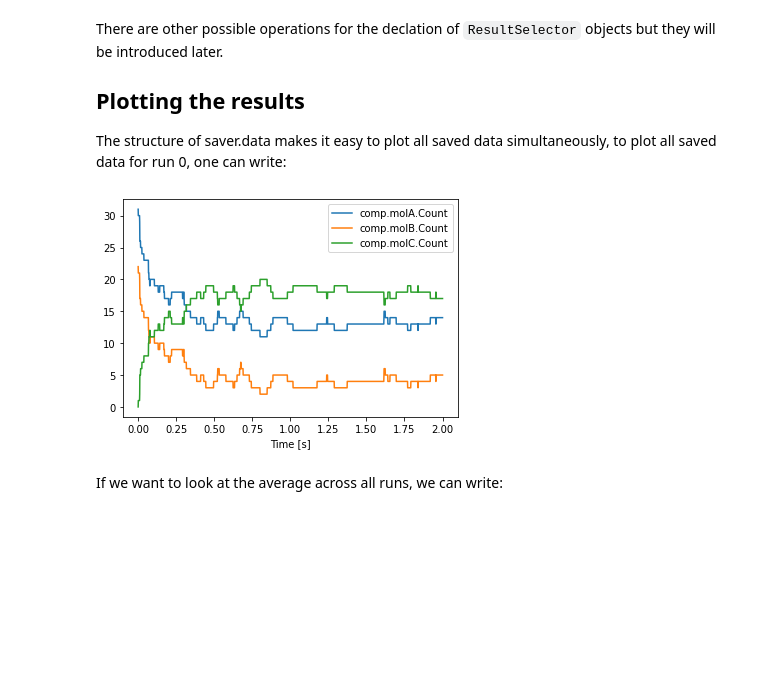
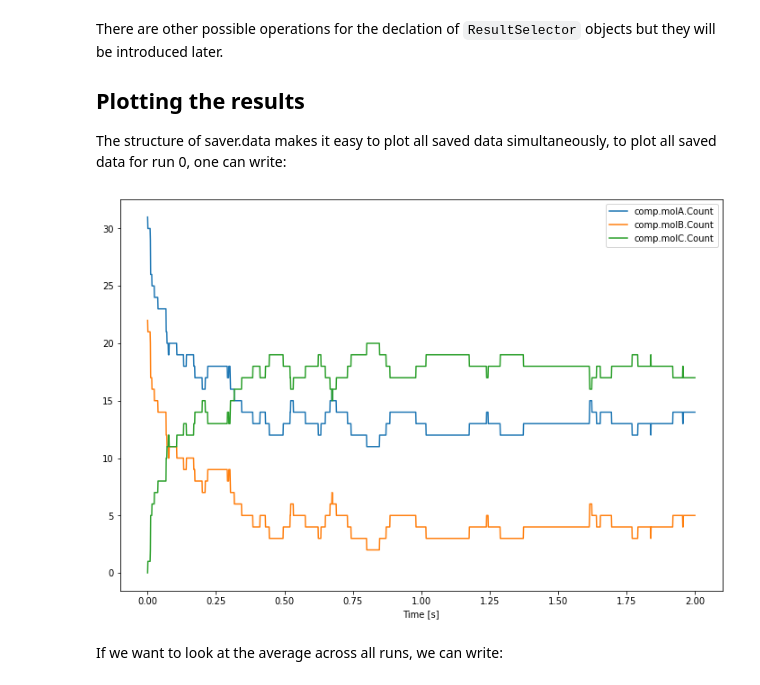
Before and after one commit to CNS-OIST/STEPS_Example, a Jupyter notebook: user_manual/source/API_2/Interface_Tutorial_1_wm.ipynb, the cells around one changed output. Saved outputs shown, nothing was run; the diff lists cells and outputs as text; code cells hidden in the pictures; blank space fills up the shorter version.

```diff
--- a/user_manual/source/API_2/Interface_Tutorial_1_wm.ipynb
+++ b/user_manual/source/API_2/Interface_Tutorial_1_wm.ipynb
@@ -37,7 +37,7 @@ with mdl:
 
     with vsys:
         molA + molB <r['r1']> molC
-        r['r1'].setRates(0.3e6, 0.7)
+        r['r1'].K = 0.3e6, 0.7
 # %% [markdown]
 In general, all objects can be created and implicitely named by using the auto naming syntax: `Class.Create(...)`. Objects are named according to the name of the variable they will be assigned to. If no parameters need to be provided for the object creation, as it is the case for classes `Species` and `VolumeSystem`, all the objects can be created at once without providing any parameter to the `Create` method.
 
@@ -250,12 +259,13 @@ There are other possible operations for the declation of `ResultSelector` object
 
 The structure of saver.data makes it easy to plot all saved data simultaneously, to plot all saved data for run 0, one can write:
 # %%
+plt.figure(figsize=(12, 8))
 plt.plot(saver.time[0], saver.data[0])
 plt.legend(saver.labels)
 plt.xlabel('Time [s]')
 plt.show()
 # %% [output]
-[figure, old version]
+[figure, new version]
 # %% [markdown]
 If we want to look at the average across all runs, we can write:
 # %%
```
Also changed, not shown: parts of 6 cells of this notebook, 14 other files.
